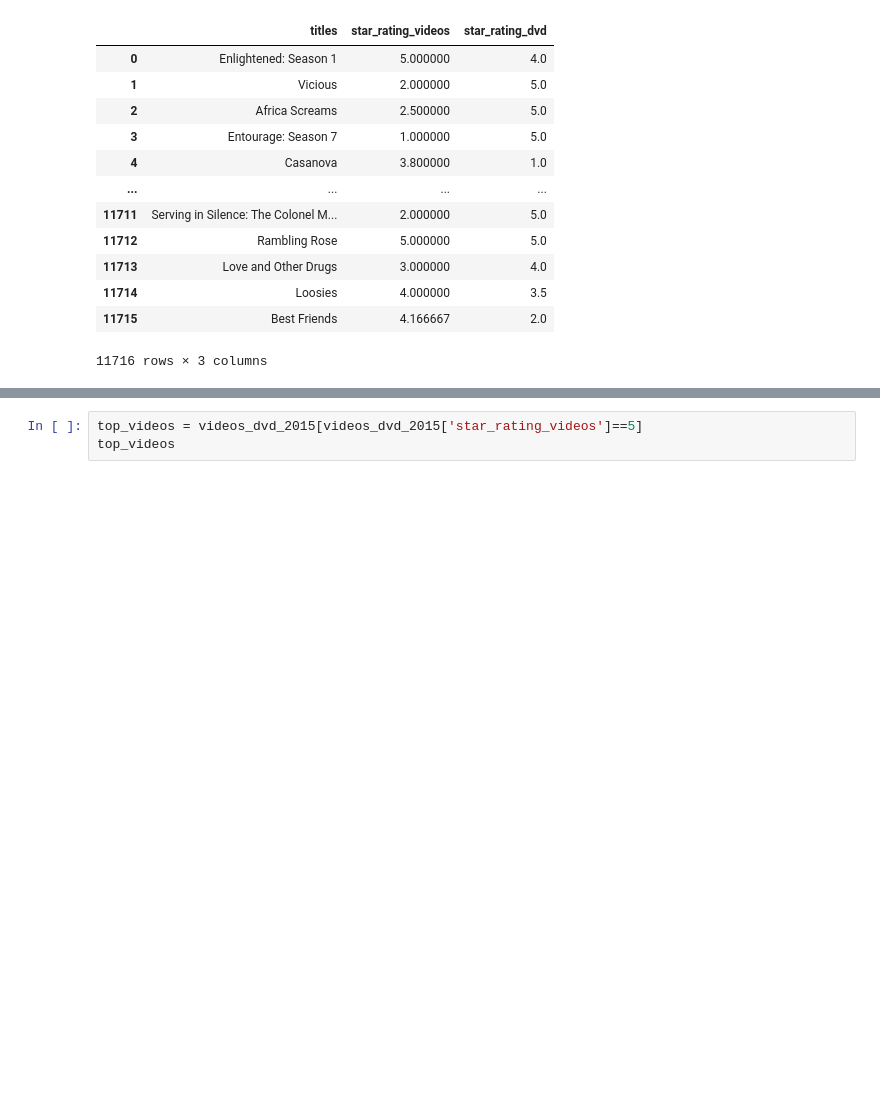
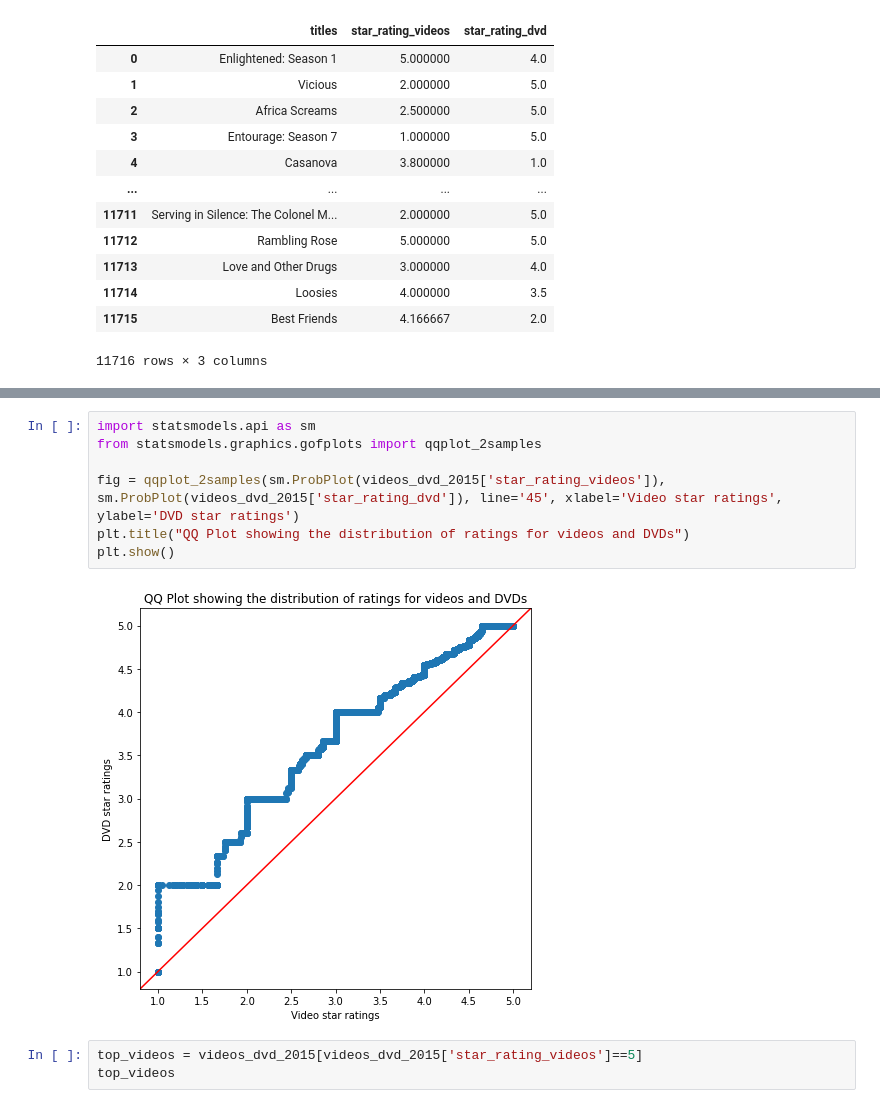
Before and after one commit to gracewainaina/CS396_Data_Science, a Jupyter notebook: videos_dvd_eda.ipynb, the cells around one changed output, grey strips where cells are left out. Cells and saved outputs as stored; diff of their text form; blank space fills up the shorter version.

```diff
--- a/videos_dvd_eda.ipynb
+++ b/videos_dvd_eda.ipynb
@@ -241,3 +198,12 @@ plt.show()
+# %%
+import statsmodels.api as sm
+from statsmodels.graphics.gofplots import qqplot_2samples
+
+fig = qqplot_2samples(sm.ProbPlot(videos_dvd_2015['star_rating_videos']), sm.ProbPlot(videos_dvd_2015['star_rating_dvd']), line='45', xlabel='Video star ratings', ylabel='DVD star ratings')
+plt.title("QQ Plot showing the distribution of ratings for videos and DVDs")
+plt.show()
+# %% [output]
+[figure, added]
 # %%
 top_videos = videos_dvd_2015[videos_dvd_2015['star_rating_videos']==5]
 top_videos
```
Also changed, not shown: parts of 47 cells of this notebook.
